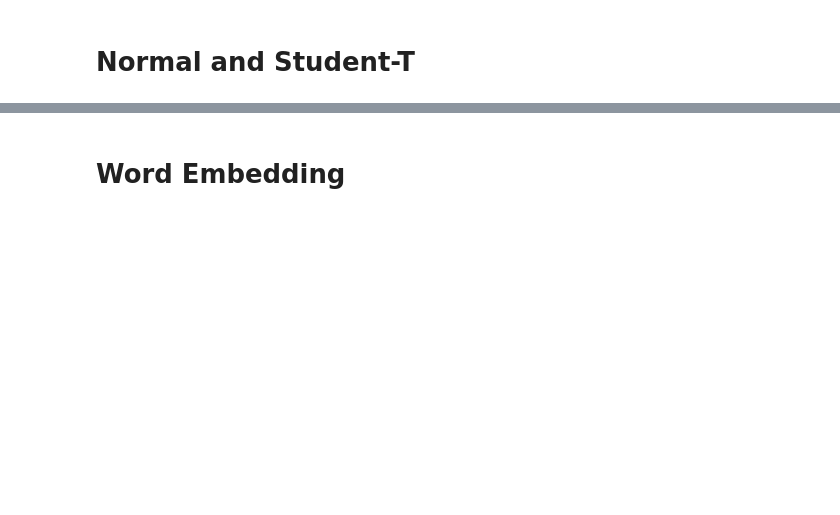
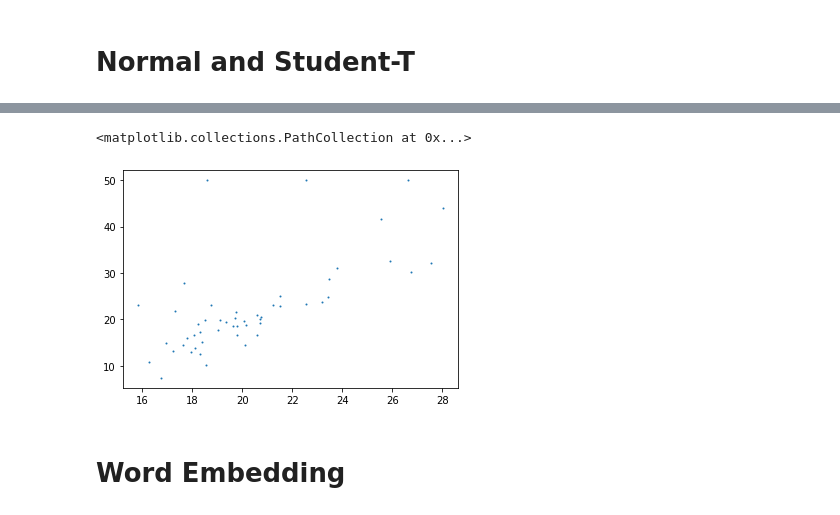
Before and after one commit to vb690/bayesian_ANN, a Jupyter notebook: perceptron_testing.py.ipynb, the cells around one changed output, grey strips where cells are left out. Cells and saved outputs as stored; diff of their text form; code cells hidden in the pictures; blank space fills up the shorter version.

Commit message:
Refactor, fixed bug with non-linearity in likelyhood model tested word embedding

```diff
--- a/perceptron_testing.py.ipynb
+++ b/perceptron_testing.py.ipynb
@@ -137,25 +133,7 @@ visualize_embedding(
 # %% [markdown]
 # Normal and Student-T
 # %%
-X, y = fetch_openml(
-    'ASP-POTASSCO-regression',
-    return_X_y=True
-)
-X = X.drop(
-    [
-        'instance_id',
-        'repetition',
-        'Frac_Removed_Nogood.2',
-        'algorithm',
-        'runstatus'
-
-    ],
-    axis=1
-)
-X = X.fillna(X.mean())
-
-X = X.values
-y = y.values
+X, y = load_boston(return_X_y=True)
 
 for tr_i, ts_i in ShuffleSplit(n_splits=1).split(X, y):
 
@@ -171,9 +149,13 @@ gaussian_perceptron = BayesianMLP(
     X=X_tr,
     y=y_tr,
     shape_out=1,
-    likelyhood_model=gaussian_lk,
-    layers=(128, 64, 32, 16, 8),
-    activation='tanh'
+    likelyhood_model='gaussian_lk',
+    layers=(32, 16, 8, 4),
+    activation='relu',
+    batch_size=16,
+    prior=pm.Laplace,
+    mu=0,
+    b=1
 )
 gaussian_perceptron.show_graph()
 # %% [output]
@@ -181,5 +163,5 @@ TypeError: __init__() missing 1 required positional argument: 'prior'
 # %%
-gaussian_perceptron.fit(n=30000)
+gaussian_perceptron.fit(n=100000)
 gaussian_traces = gaussian_perceptron.predict(
     X_ts,
     y_ts,
@@ -191,2 +174,11 @@ Interrupted at 32,652 [65%]: Average Loss = 7.2575e+07
+# %%
+plt.scatter(
+    gaussian_traces['y'].mean(axis=0),
+    y_ts,
+    s=1
+)
+# %% [output]
+<matplotlib.collections.PathCollection at 0x...>
+[figure, added]
 # %% [markdown]
 # Word Embedding
```
Also changed, not shown: parts of 19 cells of this notebook, 3 other files.
